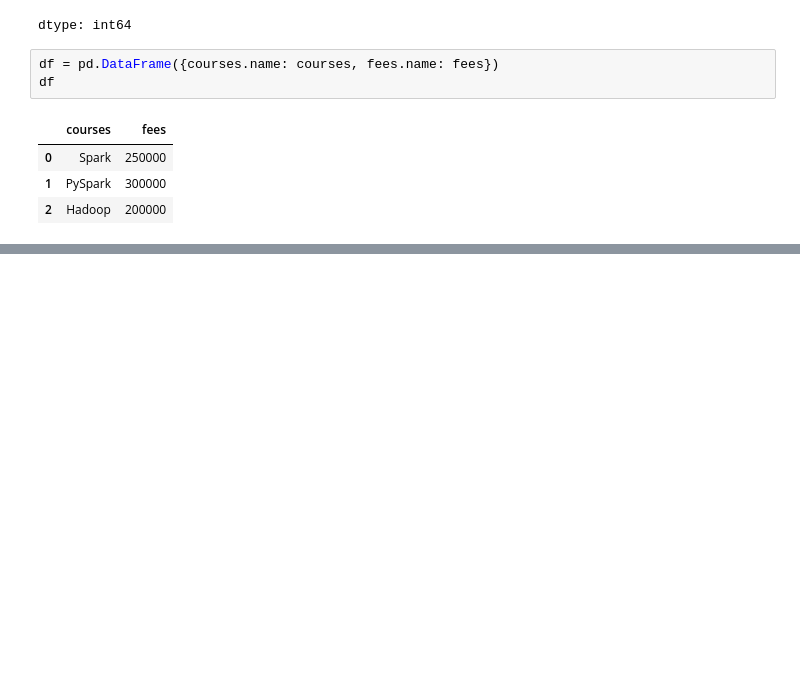
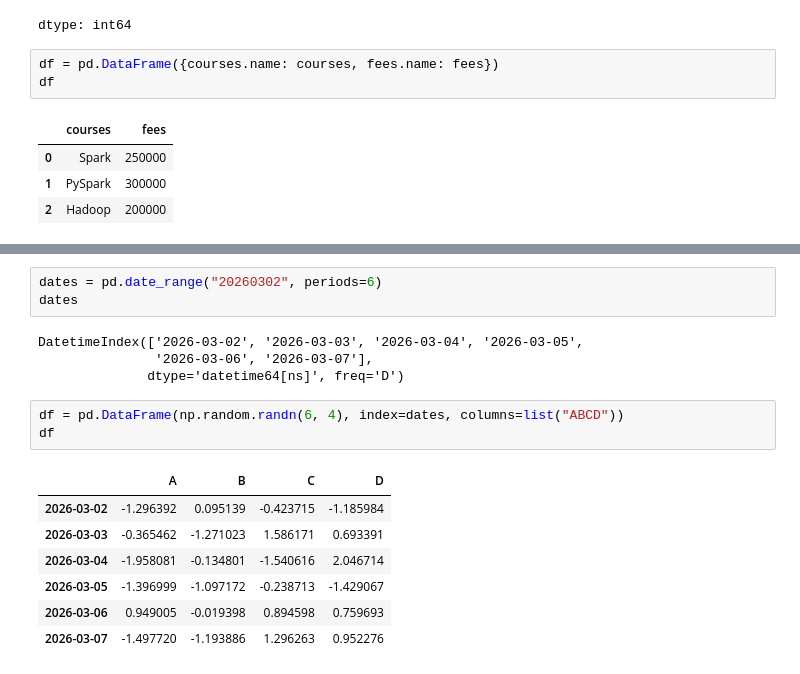
Before and after one commit to yejin135/2025-1-myclass-BDA, a Jupyter notebook: inclass/02w_A_0317_pandas_basic.ipynb, the cells around one changed output, grey strips where cells are left out. Cells and saved outputs as stored; diff of their text form; blank space fills up the shorter version.

```diff
--- a/inclass/02w_A_0317_pandas_basic.ipynb
+++ b/inclass/02w_A_0317_pandas_basic.ipynb
@@ -273,0 +489,18 @@ df
+# %%
+dates = pd.date_range("20260302", periods=6)
+dates
+# %% [output]
+DatetimeIndex(['2026-03-02', '2026-03-03', '2026-03-04', '2026-03-05',
+               '2026-03-06', '2026-03-07'],
+              dtype='datetime64[ns]', freq='D')
+# %%
+df = pd.DataFrame(np.random.randn(6, 4), index=dates, columns=list("ABCD"))
+df
+# %% [output]
+|  | A | B | C | D |
+| 2026-03-02 | -1.296392 | 0.095139 | -0.423715 | -1.185984 |
+| 2026-03-03 | -0.365462 | -1.271023 | 1.586171 | 0.693391 |
+| 2026-03-04 | -1.958081 | -0.134801 | -1.540616 | 2.046714 |
+| 2026-03-05 | -1.396999 | -1.097172 | -0.238713 | -1.429067 |
+| 2026-03-06 | 0.949005 | -0.019398 | 0.894598 | 0.759693 |
+| 2026-03-07 | -1.497720 | -1.193886 | 1.296263 | 0.952276 |
```
Also changed, not shown: parts of 85 cells of this notebook.
